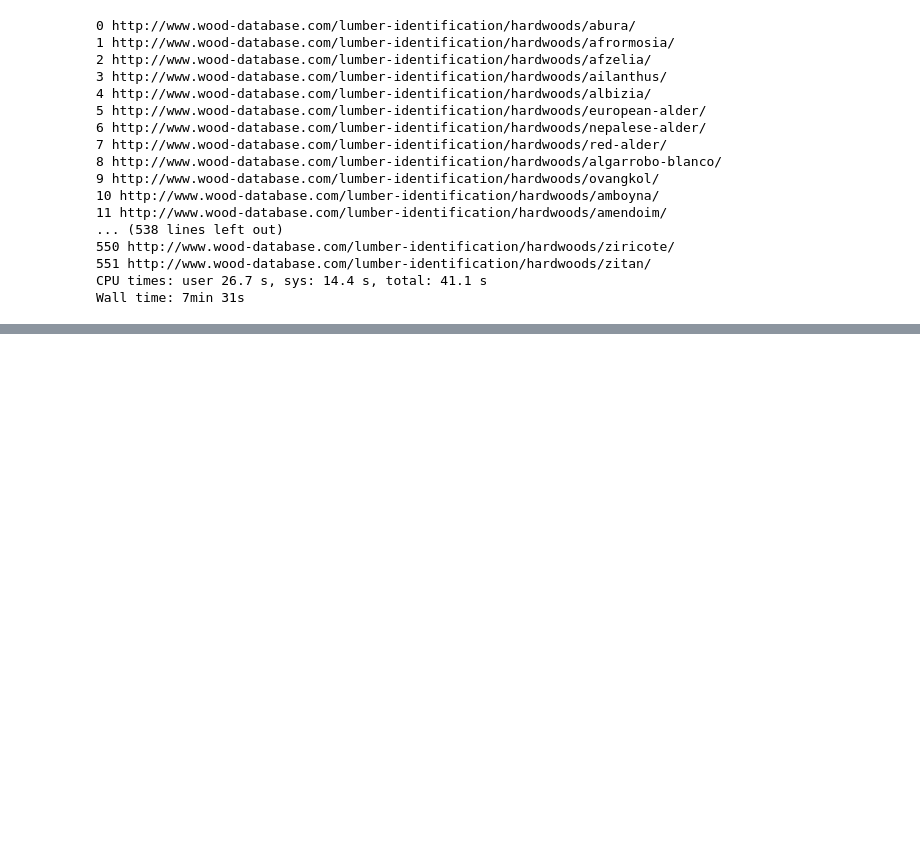
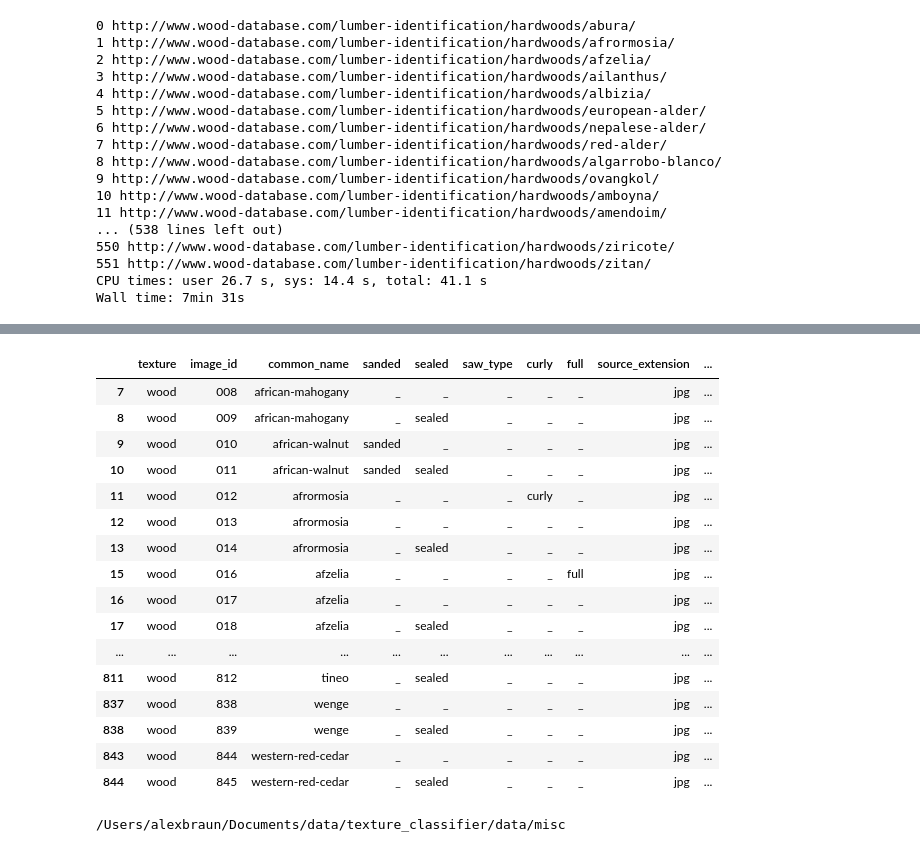
Before and after one commit to theNewFlesh/texture_classifier, a Jupyter notebook: ipython/image_scraping.ipynb, the cells around one changed output, grey strips where cells are left out. Drawn from its saved outputs; the diff is of its cells as text; code cells hidden in the pictures; blank space fills up the shorter version.

```diff
--- a/ipython/image_scraping.ipynb
+++ b/ipython/image_scraping.ipynb
@@ -284,0 +299,44 @@ dtype: object
+# %%
+x = os.listdir('/Users/alexbraun/Documents/data/texture_classifier/data/wood-database/texture')[1:]
+x = map(lambda x: x.split('.'), x)
+spec = ['texture', 'image_id', 'common_name', 'sanded', 'sealed', 'saw_type', 'curly', 'full', 'source_extension']
+x = DataFrame(x, columns=spec)
+x[spec[3:8]] = x[spec[3:8]].applymap(lambda x: False if x == '_' else True)
+# x.common_name.unique()
+# %%
+source = '/Users/alexbraun/Documents/data/texture_classifier/data/png'
+spec = ['texture', 'image_id', 'image_class', 'common_name', 'pass_', 'source_extension']
+
+info = get_info(source, spec)
+info = info[(info.pass_ == 'diffuse') & (info.image_class == 'a')]
+a = info.common_name.tolist()
+
+source = '/Users/alexbraun/Documents/data/texture_classifier/data/wood-database/texture'
+spec = ['texture', 'image_id', 'common_name', 'sanded', 'sealed', 'saw_type', 'curly', 'full', 'source_extension']
+info = get_info(source, spec)
+
+mask = info.common_name.apply(lambda x: x in a)
+info = info[mask]
+info
+# %% [output]
+|  | texture | image_id | common_name | sanded | sealed | saw_type | curly | full | source_extension | ... |
+| 7 | wood | 008 | african-mahogany | _ | _ | _ | _ | _ | jpg | ... |
+| 8 | wood | 009 | african-mahogany | _ | sealed | _ | _ | _ | jpg | ... |
+| 9 | wood | 010 | african-walnut | sanded | _ | _ | _ | _ | jpg | ... |
+| 10 | wood | 011 | african-walnut | sanded | sealed | _ | _ | _ | jpg | ... |
+| 11 | wood | 012 | afrormosia | _ | _ | _ | curly | _ | jpg | ... |
+| 12 | wood | 013 | afrormosia | _ | _ | _ | _ | _ | jpg | ... |
+| 13 | wood | 014 | afrormosia | _ | sealed | _ | _ | _ | jpg | ... |
+| 15 | wood | 016 | afzelia | _ | _ | _ | _ | full | jpg | ... |
+| 16 | wood | 017 | afzelia | _ | _ | _ | _ | _ | jpg | ... |
+| 17 | wood | 018 | afzelia | _ | sealed | _ | _ | _ | jpg | ... |
+| ... | ... | ... | ... | ... | ... | ... | ... | ... | ... | ... |
+| 811 | wood | 812 | tineo | _ | sealed | _ | _ | _ | jpg | ... |
+| 837 | wood | 838 | wenge | _ | _ | _ | _ | _ | jpg | ... |
+| 838 | wood | 839 | wenge | _ | sealed | _ | _ | _ | jpg | ... |
+| 843 | wood | 844 | western-red-cedar | _ | _ | _ | _ | _ | jpg | ... |
+| 844 | wood | 845 | western-red-cedar | _ | sealed | _ | _ | _ | jpg | ... |
+# %%
+cd ~/Documents/data/texture_classifier/data/misc
+# %% [output]
+/Users/alexbraun/Documents/data/texture_classifier/data/misc
```
Also changed, not shown: parts of 7 cells of this notebook, 9 other files.
